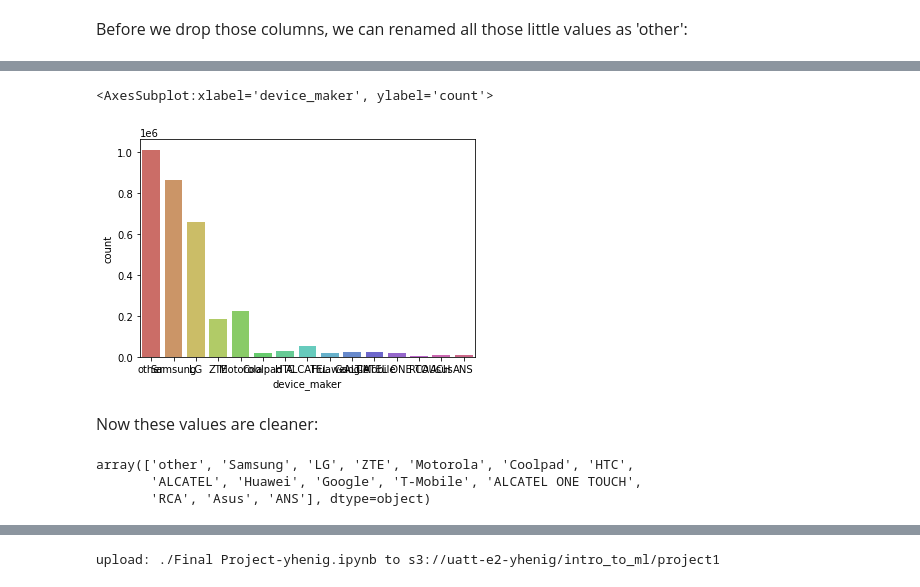
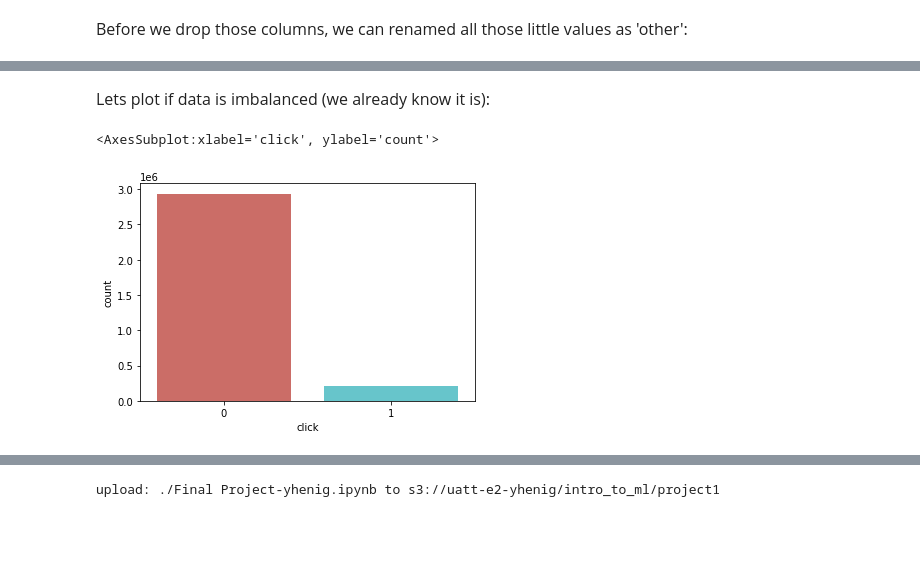
Before and after one commit to yoavhenig/AI-course, a Jupyter notebook: Final Project1-yhenig.ipynb, the cells around one changed output, grey strips where cells are left out. Drawn from its saved outputs; the diff is of its cells as text; code cells hidden in the pictures; blank space fills up the shorter version.

```diff
--- a/Final Project1-yhenig.ipynb
+++ b/Final Project1-yhenig.ipynb
@@ -69,0 +106,5 @@ app
+# %%
+data.drop(['marketplace'], axis=1, inplace=True)
+# %%
+data.sort_values(by=['bidid', 'click']).drop_duplicates(subset=['bidid'], keep='last', inplace=True)
+data.head()
@@ -259,6 +384,0 @@ First we fill NaN values as 'other':
-# %%
-from sklearn.impute import SimpleImputer
-import numpy as np
-
-imp = SimpleImputer(missing_values=np.nan, strategy='constant', fill_value='other')
-data['device_maker'] = imp.fit_transform(data['device_maker'].values.reshape(-1,1))
@@ -271,0 +473,11 @@ data.loc[data['device_maker'].value_counts()[data['device_maker']].values < 6000
+# %%
+from sklearn.preprocessing import LabelEncoder
+
+le = LabelEncoder()
+le.fit(data['user_isp'])
+data['user_isp'] = le.transform(data['user_isp'])
+
+
+fig, ax = plt.subplots(figsize=(20, 10))
+sns.histplot(data=data, x='user_isp', hue='click', stat='count', edgecolor=None, kde=True)
+plt.show()
@@ -272,14 +486,8 @@ data.loc[data['device_maker'].value_counts()[data['device_maker']].values < 6000
+# %% [markdown]
+<p style="line-height:1.75;font-size:16px">
+Lets plot if data is imbalanced (we already know it is):
 # %%
-sns.countplot(x='device_maker', data=data, palette='hls')
+sns.countplot(x='click', data=data, palette='hls')
 # %% [output]
-<AxesSubplot:xlabel='device_maker', ylabel='count'>
+<AxesSubplot:xlabel='click', ylabel='count'>
-[figure, old version]
+[figure, new version]
-# %% [markdown]
-<p style="line-height:1.75;font-size:16px">
-Now these values are cleaner:
-# %%
-pd.unique(data.device_maker)
-# %% [output]
-array(['other', 'Samsung', 'LG', 'ZTE', 'Motorola', 'Coolpad', 'HTC',
-       'ALCATEL', 'Huawei', 'Google', 'T-Mobile', 'ALCATEL ONE TOUCH',
-       'RCA', 'Asus', 'ANS'], dtype=object)
```
Also changed, not shown: parts of 59 cells of this notebook.
